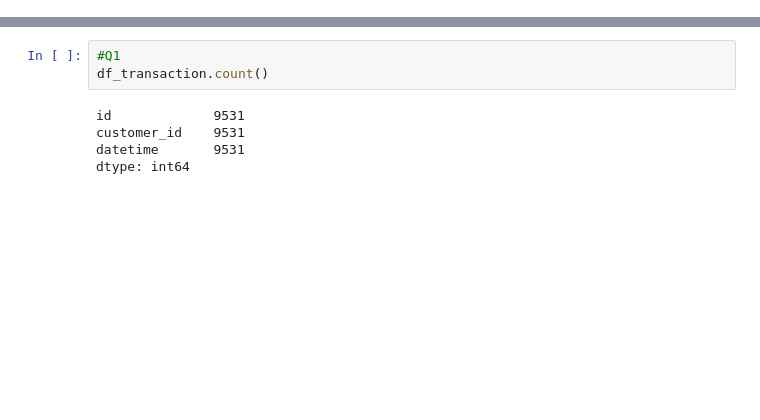
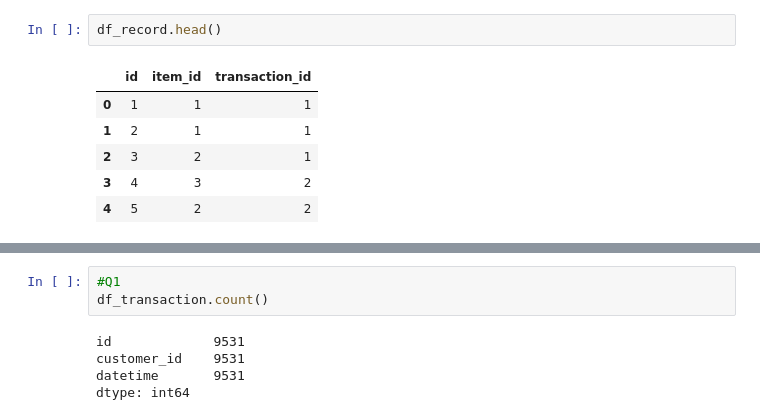
Before and after one commit to wasit7/2020, a Jupyter notebook: depa/day03_etl/01_demo/BasicQueryPandas.ipynb, the cells around one changed output, grey strips where cells are left out. Drawn from its saved outputs; the diff is of its cells as text; blank space fills up the shorter version.

```diff
--- a/depa/day03_etl/01_demo/BasicQueryPandas.ipynb
+++ b/depa/day03_etl/01_demo/BasicQueryPandas.ipynb
@@ -30,0 +53,9 @@ df_customer.head()
+# %%
+df_record.head()
+# %% [output]
+|  | id | item_id | transaction_id |
+| 0 | 1 | 1 | 1 |
+| 1 | 2 | 1 | 1 |
+| 2 | 3 | 2 | 1 |
+| 3 | 4 | 3 | 2 |
+| 4 | 5 | 2 | 2 |
```
Also changed, not shown: parts of 14 cells of this notebook, 15 other files.
